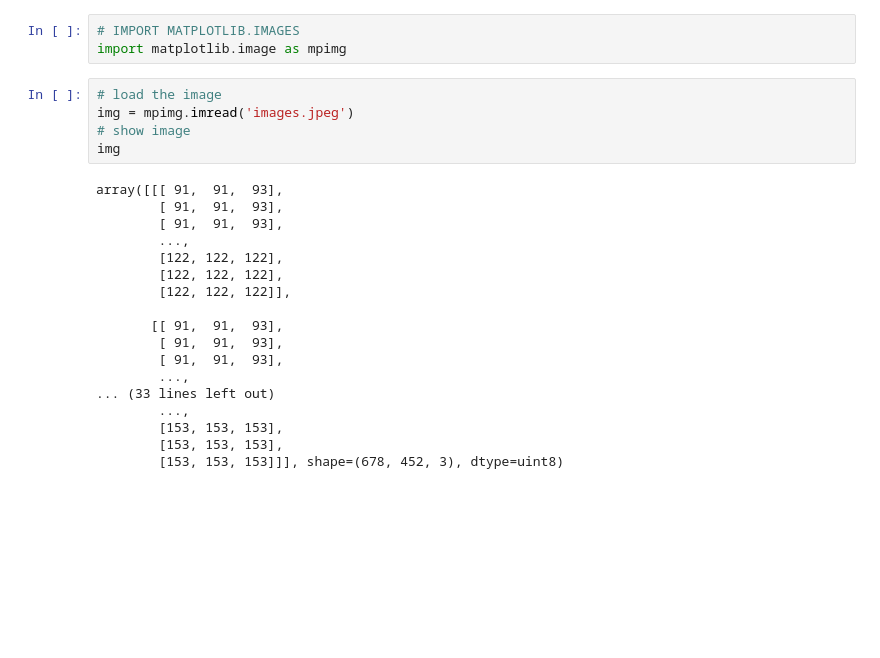
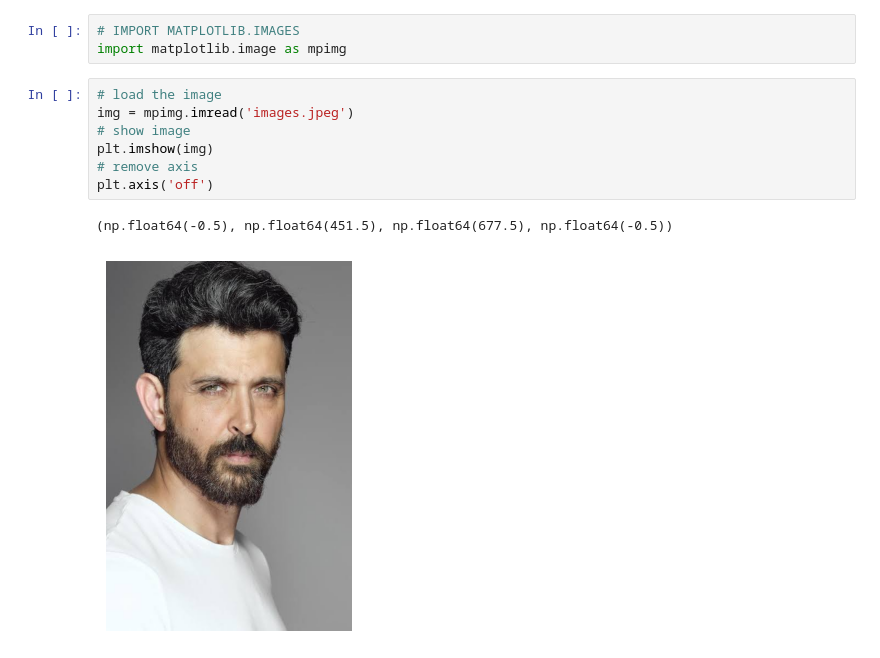
Before and after one commit to AarushiSavla/data-visualization, a Jupyter notebook: matplotlib.ipynb, the cells around one changed output. Saved outputs shown, nothing was run; the diff lists cells and outputs as text; blank space fills up the shorter version.

```diff
--- a/matplotlib.ipynb
+++ b/matplotlib.ipynb
@@ -135,24 +135,11 @@ import matplotlib.image as mpimg
 # %%
 # load the image
 img = mpimg.imread('images.jpeg')
 # show image
-img
+plt.imshow(img)
+# remove axis
+plt.axis('off')
 # %% [output]
-array([[[ 91,  91,  93],
-        [ 91,  91,  93],
-        [ 91,  91,  93],
-        ...,
-        [122, 122, 122],
-        [122, 122, 122],
-        [122, 122, 122]],
-
-       [[ 91,  91,  93],
-        [ 91,  91,  93],
-        [ 91,  91,  93],
-        ...,
-... (33 lines left out)
-        ...,
-        [153, 153, 153],
-        [153, 153, 153],
-        [153, 153, 153]]], shape=(678, 452, 3), dtype=uint8)
+(np.float64(-0.5), np.float64(451.5), np.float64(677.5), np.float64(-0.5))
+[figure, added]
 # %%
```
Also changed, not shown: parts of 2 cells of this notebook.
